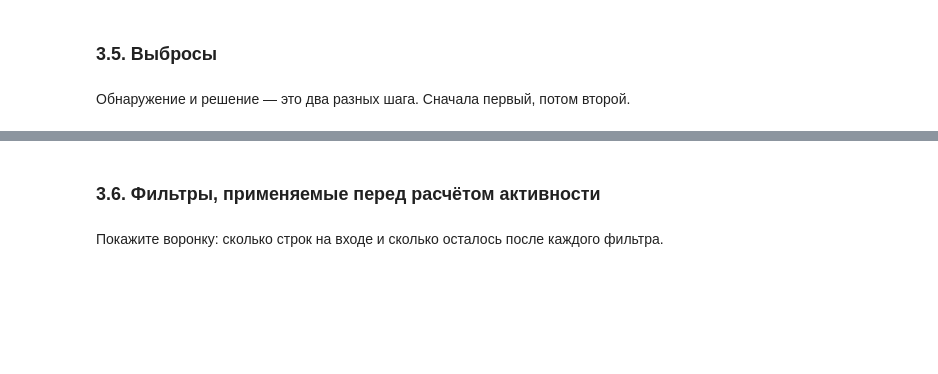
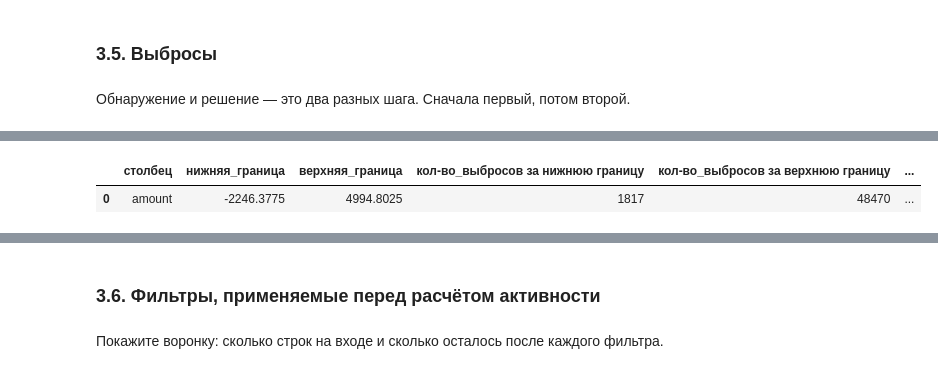
Before and after one commit to mashamis/Mischenko_Maria_Lab1, a Jupyter notebook: 01_analysis.ipynb, the cells around one changed output, grey strips where cells are left out. Drawn from its saved outputs; the diff is of its cells as text; code cells hidden in the pictures; blank space fills up the shorter version.

```diff
--- a/01_analysis.ipynb
+++ b/01_analysis.ipynb
@@ -793,0 +993,5 @@ clients_clean["score_is_missing"] = clients_clean["satisfaction_score"].isna().a
+# %%
+iqr_report(merged_tmp, "amount")
+# %% [output]
+|  | столбец | нижняя_граница | верхняя_граница | кол-во_выбросов за нижнюю границу | кол-во_выбросов за верхнюю границу | ... |
+| 0 | amount | -2246.3775 | 4994.8025 | 1817 | 48470 | ... |
```
Also changed, not shown: parts of 49 cells of this notebook.
